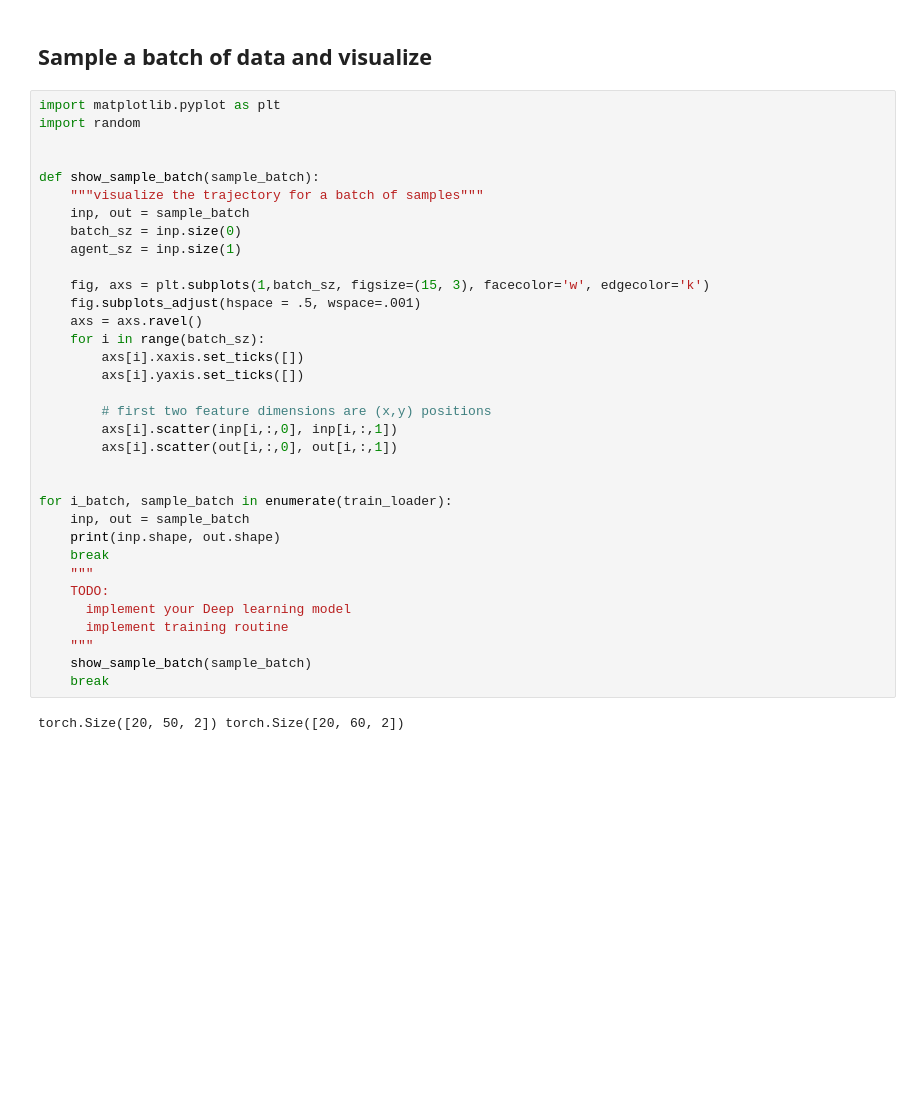
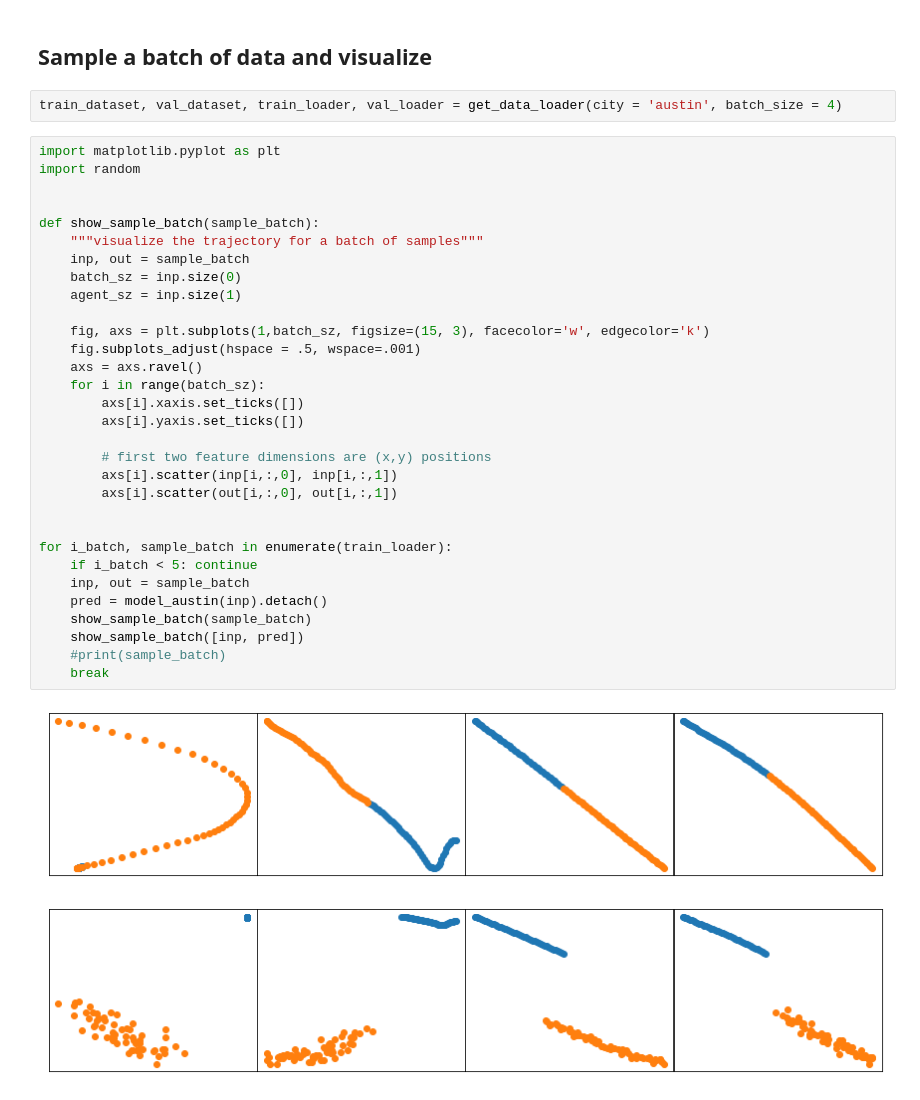
Before and after one commit to Lord-of-Bugs/UCSD-autonomous-vehicle-motion-forecasting-challenge, a Jupyter notebook: kaggle_Zhendong.ipynb, the cells around one changed output. Saved outputs shown, nothing was run; the diff lists cells and outputs as text; blank space fills up the shorter version.

```diff
--- a/kaggle_Zhendong.ipynb
+++ b/kaggle_Zhendong.ipynb
@@ -343,39 +374,39 @@ test_output
 29843 rows × 121 columns
 # %% [markdown]
 ## Sample a batch of data and visualize
+# %%
+train_dataset, val_dataset, train_loader, val_loader = get_data_loader(city = 'austin', batch_size = 4)
 # %%
 import matplotlib.pyplot as plt
 import random
 
 
 def show_sample_batch(sample_batch):
     """visualize the trajectory for a batch of samples"""
     inp, out = sample_batch
     batch_sz = inp.size(0)
     agent_sz = inp.size(1)
 
     fig, axs = plt.subplots(1,batch_sz, figsize=(15, 3), facecolor='w', edgecolor='k')
     fig.subplots_adjust(hspace = .5, wspace=.001)
     axs = axs.ravel()
     for i in range(batch_sz):
         axs[i].xaxis.set_ticks([])
         axs[i].yaxis.set_ticks([])
 
         # first two feature dimensions are (x,y) positions
         axs[i].scatter(inp[i,:,0], inp[i,:,1])
         axs[i].scatter(out[i,:,0], out[i,:,1])
 
 
 for i_batch, sample_batch in enumerate(train_loader):
+    if i_batch < 5: continue
     inp, out = sample_batch
-    print(inp.shape, out.shape)
+    pred = model_austin(inp).detach()
+    show_sample_batch(sample_batch)
+    show_sample_batch([inp, pred])
+    #print(sample_batch)
     break
-    """
-    TODO:
-      implement your Deep learning model
-      implement training routine
-    """
-    show_sample_batch(sample_batch)
-    break
 # %% [output]
-torch.Size([20, 50, 2]) torch.Size([20, 60, 2])
+[figure, added]
+[figure, added]
```
Also changed, not shown: parts of 19 cells of this notebook.
